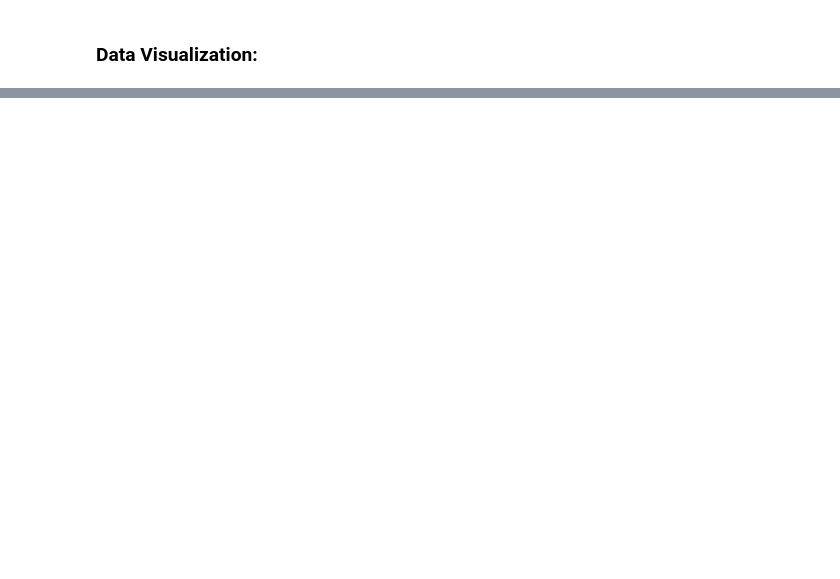
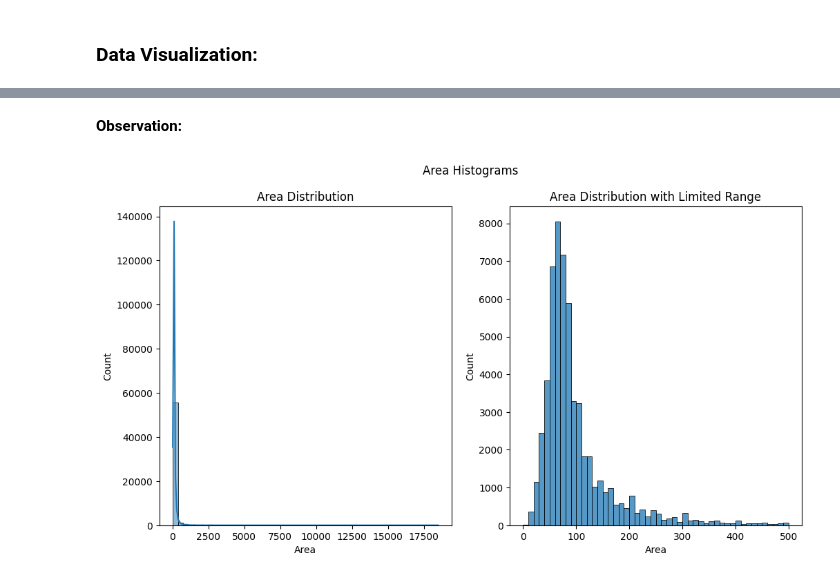
Before and after one commit to nldhuyen0047/real_estate_project, a Jupyter notebook: real_estate.ipynb, the cells around one changed output, grey strips where cells are left out. Drawn from its saved outputs; the diff is of its cells as text; code cells hidden in the pictures; blank space fills up the shorter version.

```diff
--- a/real_estate.ipynb
+++ b/real_estate.ipynb
@@ -186,0 +221,21 @@ Numerical columns: ['Area', 'Width', 'Length', 'Frontage', 'Number_of_floors', '
+# %% [markdown]
+**Observation:**
+# %%
+# Tạo lưới subplot với 1 hàng và 2 cột
+fig, axes = plt.subplots(1, 2, figsize=(12, 6))
+
+# Vẽ biểu đồ thứ nhất trên subplot đầu tiên
+sns.histplot(data=real_estate_df, x='Area', kde=True, bins=50, ax=axes[0])
+axes[0].set_title('Area Distribution')
+
+# Vẽ biểu đồ thứ hai trên subplot thứ hai
+sns.histplot(data=real_estate_df, x='Area', bins=50, binrange=[0, 500], ax=axes[1])
+axes[1].set_title('Area Distribution with Limited Range')
+
+# Cài đặt tiêu đề chung cho cả hình ảnh
+plt.suptitle('Area Histograms')
+
+# Hiển thị hình ảnh
+plt.show()
+# %% [output]
+[figure, added]
```
Also changed, not shown: parts of 15 cells of this notebook, 1 other file.
